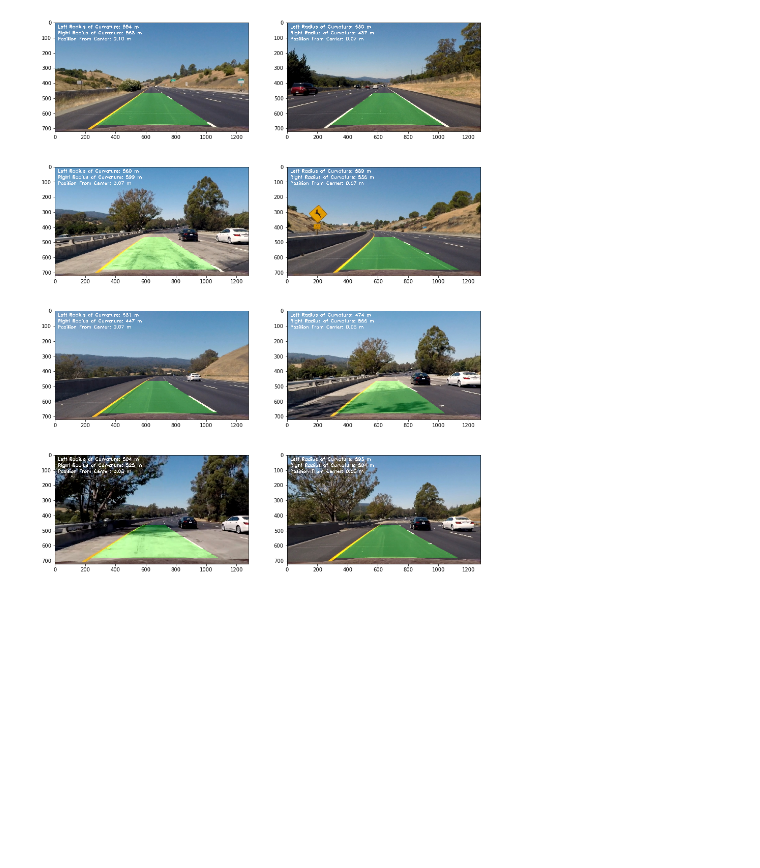
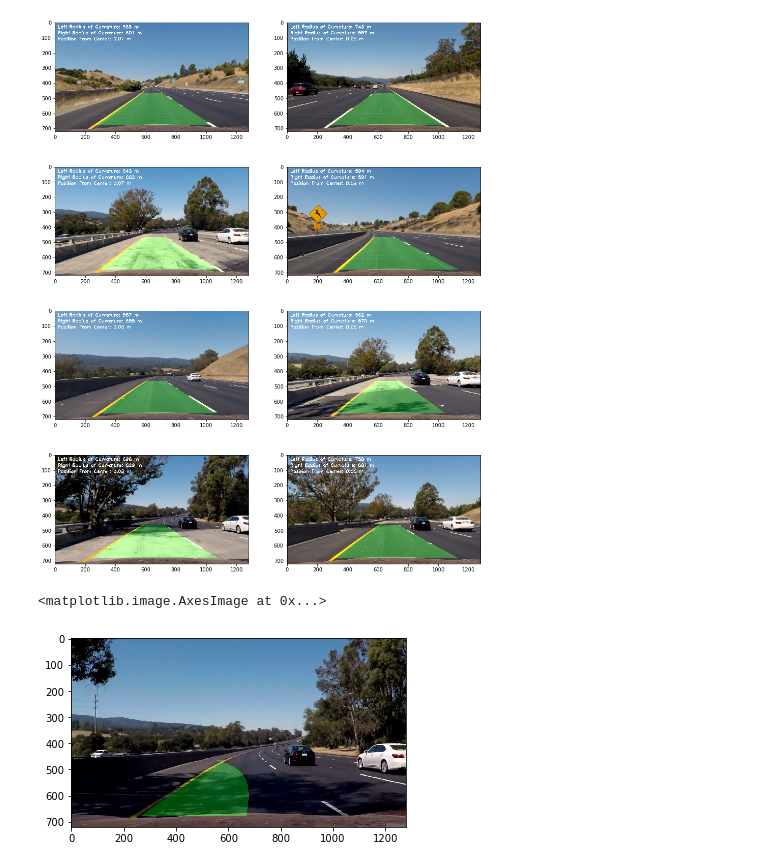
Before and after one commit to kmlee17/CarND-Advanced-Lane-Lines, a Jupyter notebook: advanced_lane_lines.ipynb, the cells around one changed output. Saved outputs shown, nothing was run; the diff lists cells and outputs as text; code cells hidden in the pictures; blank space fills up the shorter version.

```diff
--- a/advanced_lane_lines.ipynb
+++ b/advanced_lane_lines.ipynb
@@ -219,7 +224,7 @@ def drawLine(img, bin_img, left_fit, right_fit):
 # %%
 def get_curvature(left_fit, right_fit):
     ym_per_pix = 30/720 # meters per pixel in y dimension
-    xm_per_pix = 3.7/700 # meters per pixel in x dimension
+    xm_per_pix = 3.7/800 # meters per pixel in x dimension
 
     ploty = np.linspace(0, 719, num=720)# to cover same y-range as image
     y_eval = np.max(ploty)
@@ -273,6 +278,17 @@ for i, img in enumerate(images):
     ax[i].imshow(cv2.cvtColor(final, cv2.COLOR_BGR2RGB))
 # %% [output]
 [figure]
+# %%
+problem = cv2.imread('problem2.jpg')
+binary_warped = img_pipeline(problem)
+img = cv2.undistort(img, mtx, dist, None, mtx)
+left_fit, right_fit, left_lane_inds, right_lane_inds, out_img, nonzerox, nonzeroy = sliding_windows_fit(binary_warped)
+final = drawLine(problem, binary_warped, left_fit, right_fit)
+curvature = get_curvature(left_fit, right_fit)
+plt.imshow(cv2.cvtColor(final, cv2.COLOR_BGR2RGB))
+# %% [output]
+<matplotlib.image.AxesImage at 0x...>
+[figure, added]
 # %%
 def total_pipeline(img):
     binary_warped = img_pipeline(img)
```
Also changed, not shown: parts of 6 cells of this notebook, 2 other files.
